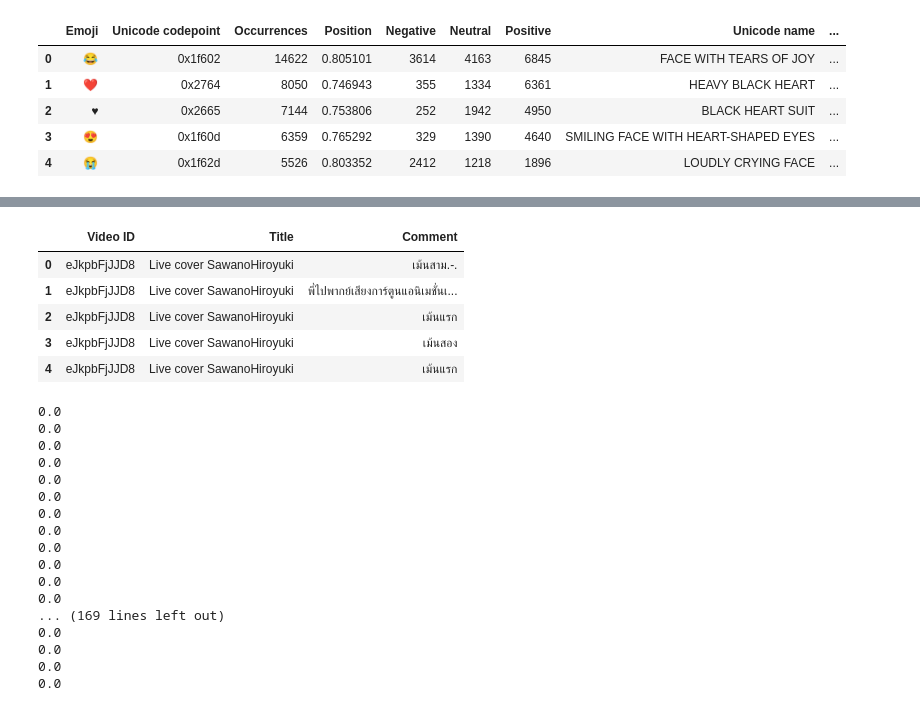
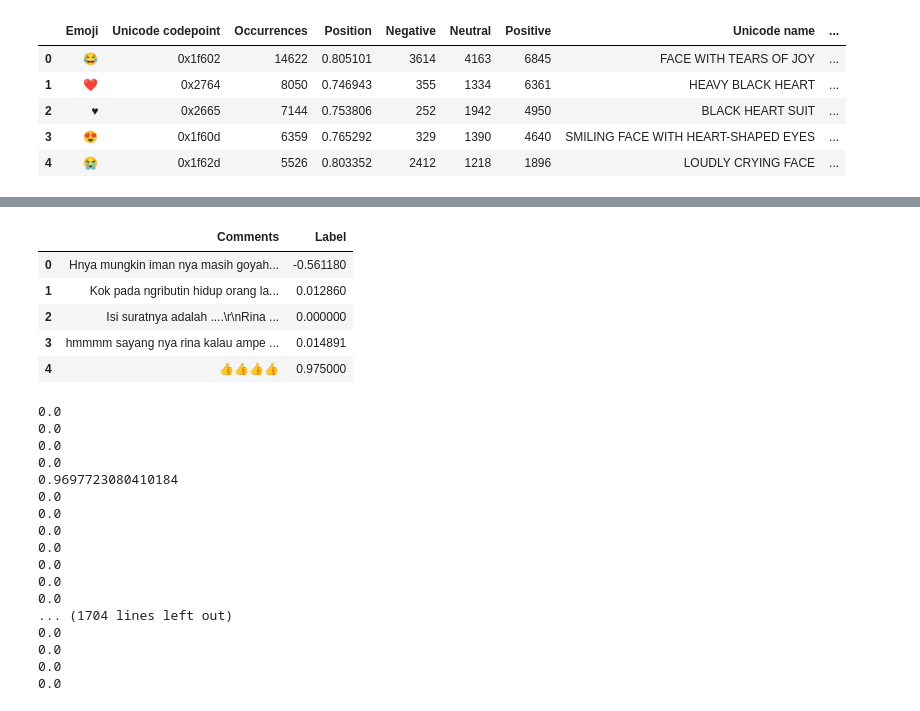
Before and after one commit to nicolausboby/Youtube-Sentiment-Analysis, a Jupyter notebook: sentiment_analysis.ipynb, the cells around one changed output, grey strips where cells are left out. Drawn from its saved outputs; the diff is of its cells as text; code cells hidden in the pictures.

```diff
--- a/sentiment_analysis.ipynb
+++ b/sentiment_analysis.ipynb
@@ -54,20 +54,25 @@ def get_emoji_sentiments(df, text):
         total += float(df.loc[df['Emoji'] == '👍']['score'])
     return np.tanh(total)
 # %%
-data = pd.read_csv('Data/comments.csv')
+data = pd.read_csv('Data/labeled.csv', names=['Comments', 'Label'])
 data.head()
 # %% [output]
-|  | Video ID | Title | Comment |
-| 0 | eJkpbFjJJD8 | Live cover SawanoHiroyuki | เม้นสาม.-. |
-| 1 | eJkpbFjJJD8 | Live cover SawanoHiroyuki | พี่ไปพากย์เสียงการ์ตูนแอนิเมชั่นเ... |
-| 2 | eJkpbFjJJD8 | Live cover SawanoHiroyuki | เม้นแรก |
-| 3 | eJkpbFjJJD8 | Live cover SawanoHiroyuki | เม้นสอง |
-| 4 | eJkpbFjJJD8 | Live cover SawanoHiroyuki | เม้นแรก |
+|  | Comments | Label |
+| 0 | Hnya mungkin iman nya masih goyah... | -0.561180 |
+| 1 | Kok pada ngributin hidup orang la... | 0.012860 |
+| 2 | Isi suratnya adalah ....\r\nRina ... | 0.000000 |
+| 3 | hmmmm sayang nya rina kalau ampe ... | 0.014891 |
+| 4 | 👍👍👍👍 | 0.975000 |
 # %%
-comments = data['Comment']
+comments = data['Comments']
 for comment in comments:
     print(get_emoji_sentiments(emo_df, comment))
 # %% [output]
+0.0
+0.0
+0.0
+0.0
+0.9697723080410184
 0.0
 0.0
 0.0
@@ -75,13 +80,8 @@ for comment in comments:
 0.0
 0.0
 0.0
+... (1704 lines left out)
 0.0
 0.0
 0.0
 0.0
-0.0
-... (169 lines left out)
-0.0
-0.0
-0.0
-0.0
```
Also changed, not shown: parts of 3 cells of this notebook, 1 other file.
